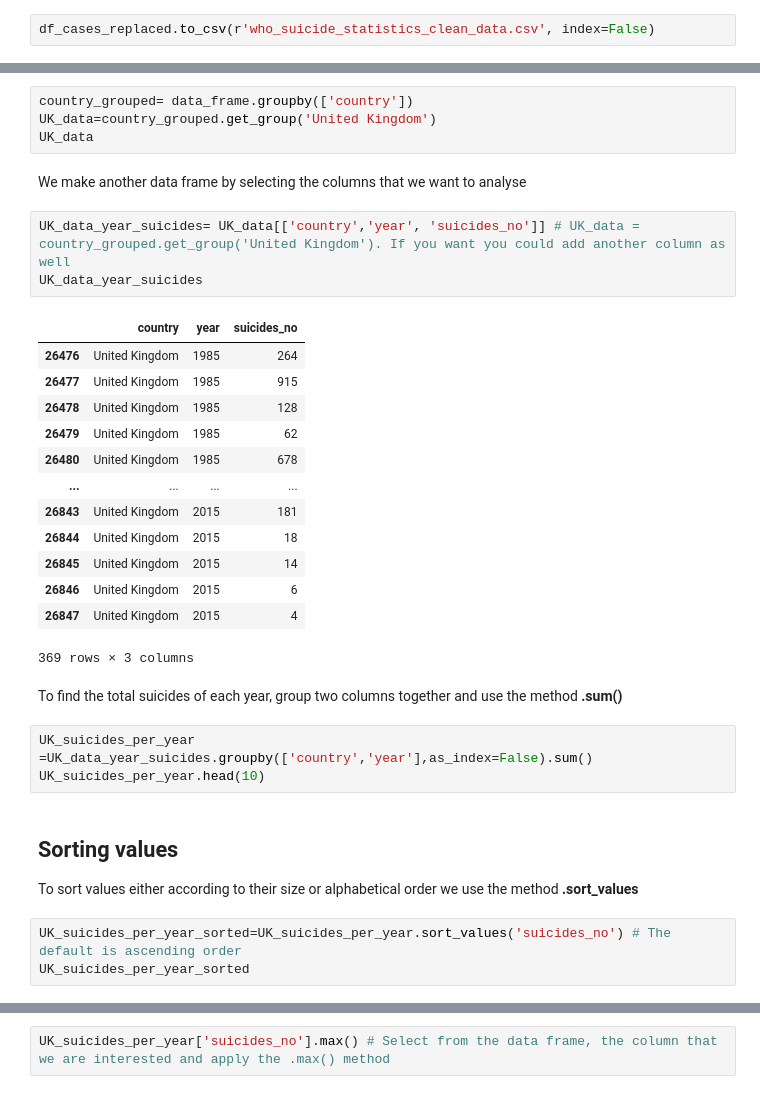
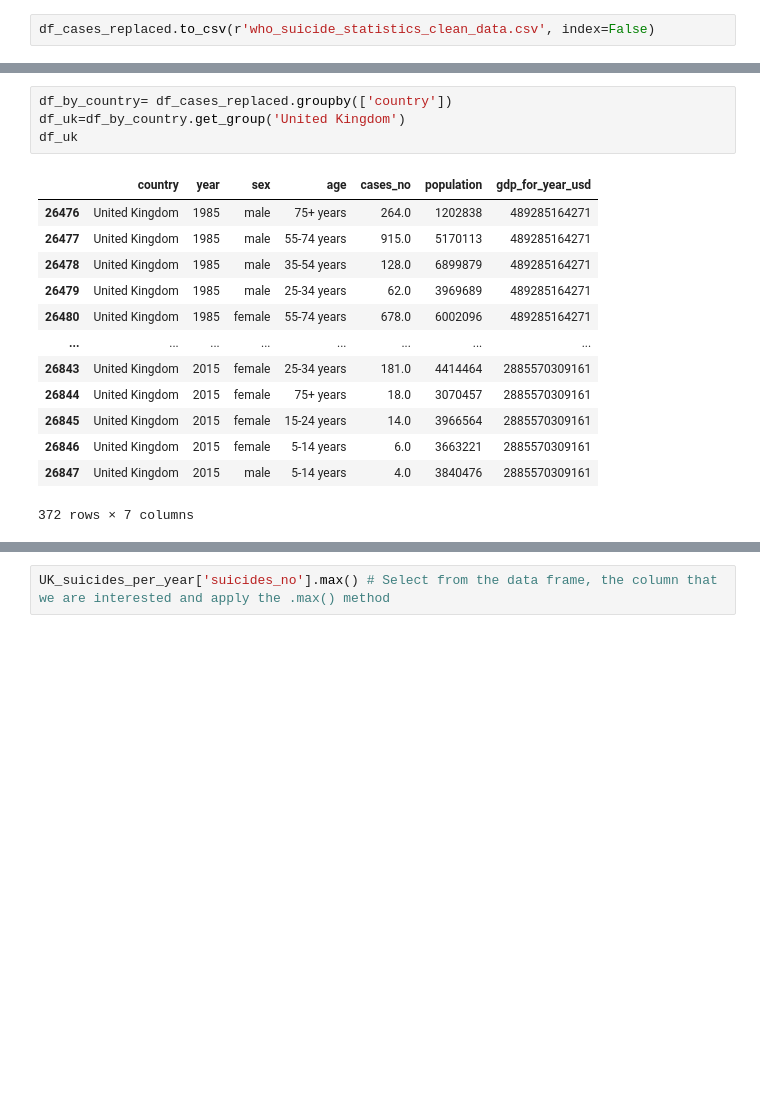
Before and after one commit to catriiona/TeamCoders_Event_Based_Model, a Jupyter notebook: Data_Cleaning_And_Wrangling/Data_Wrangling_WHO.ipynb, the cells around one changed output, grey strips where cells are left out. Drawn from its saved outputs; the diff is of its cells as text; blank space fills up the shorter version.

```diff
--- a/Data_Cleaning_And_Wrangling/Data_Wrangling_WHO.ipynb
+++ b/Data_Cleaning_And_Wrangling/Data_Wrangling_WHO.ipynb
@@ -713,34 +711,18 @@ Lets select the data for the United Kingdom.
 # %%
-country_grouped= data_frame.groupby(['country'])
-UK_data=country_grouped.get_group('United Kingdom')
-UK_data
+df_by_country= df_cases_replaced.groupby(['country'])
+df_uk=df_by_country.get_group('United Kingdom')
+df_uk
+# %% [output]
+|  | country | year | sex | age | cases_no | population | gdp_for_year_usd |
+| 26476 | United Kingdom | 1985 | male | 75+ years | 264.0 | 1202838 | 489285164271 |
+| 26477 | United Kingdom | 1985 | male | 55-74 years | 915.0 | 5170113 | 489285164271 |
+| 26478 | United Kingdom | 1985 | male | 35-54 years | 128.0 | 6899879 | 489285164271 |
+| 26479 | United Kingdom | 1985 | male | 25-34 years | 62.0 | 3969689 | 489285164271 |
+| 26480 | United Kingdom | 1985 | female | 55-74 years | 678.0 | 6002096 | 489285164271 |
+| ... | ... | ... | ... | ... | ... | ... | ... |
+| 26843 | United Kingdom | 2015 | female | 25-34 years | 181.0 | 4414464 | 2885570309161 |
+| 26844 | United Kingdom | 2015 | female | 75+ years | 18.0 | 3070457 | 2885570309161 |
+| 26845 | United Kingdom | 2015 | female | 15-24 years | 14.0 | 3966564 | 2885570309161 |
+| 26846 | United Kingdom | 2015 | female | 5-14 years | 6.0 | 3663221 | 2885570309161 |
+| 26847 | United Kingdom | 2015 | male | 5-14 years | 4.0 | 3840476 | 2885570309161 |
+372 rows × 7 columns
-# %% [markdown]
-We make another data frame by selecting the columns that we want to analyse
-# %%
-UK_data_year_suicides= UK_data[['country','year', 'suicides_no']] # UK_data = country_grouped.get_group('United Kingdom'). If you want you could add another column as well
-UK_data_year_suicides
-# %% [output]
-|  | country | year | suicides_no |
-| 26476 | United Kingdom | 1985 | 264 |
-| 26477 | United Kingdom | 1985 | 915 |
-| 26478 | United Kingdom | 1985 | 128 |
-| 26479 | United Kingdom | 1985 | 62 |
-| 26480 | United Kingdom | 1985 | 678 |
-| ... | ... | ... | ... |
-| 26843 | United Kingdom | 2015 | 181 |
-| 26844 | United Kingdom | 2015 | 18 |
-| 26845 | United Kingdom | 2015 | 14 |
-| 26846 | United Kingdom | 2015 | 6 |
-| 26847 | United Kingdom | 2015 | 4 |
-369 rows × 3 columns
-# %% [markdown]
-To find the total suicides of each year, group two columns together and use the  method **.sum()**
-# %%
-UK_suicides_per_year =UK_data_year_suicides.groupby(['country','year'],as_index=False).sum()
-UK_suicides_per_year.head(10)
-# %% [markdown]
-## Sorting values
-To sort values either according to their size or alphabetical order we use  the method **.sort_values**
-# %%
-UK_suicides_per_year_sorted=UK_suicides_per_year.sort_values('suicides_no') # The default is ascending order
-UK_suicides_per_year_sorted
```
Also changed, not shown: parts of 11 cells of this notebook.
